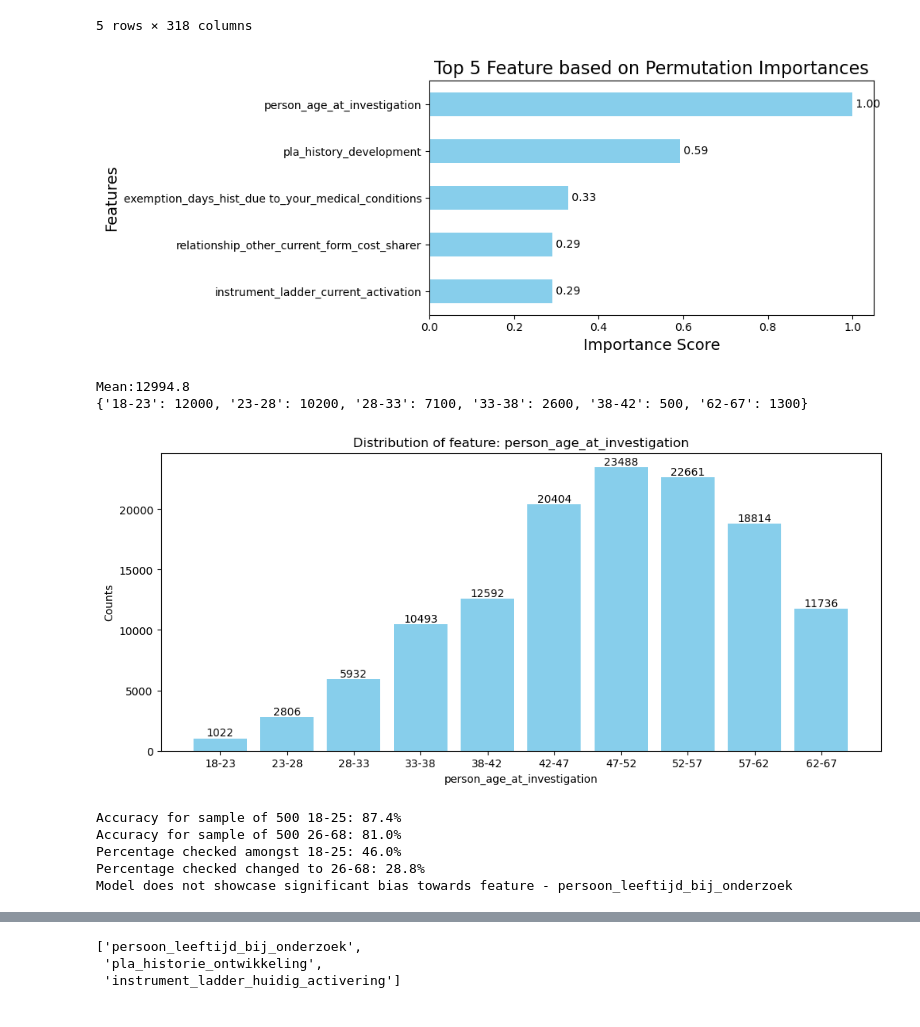
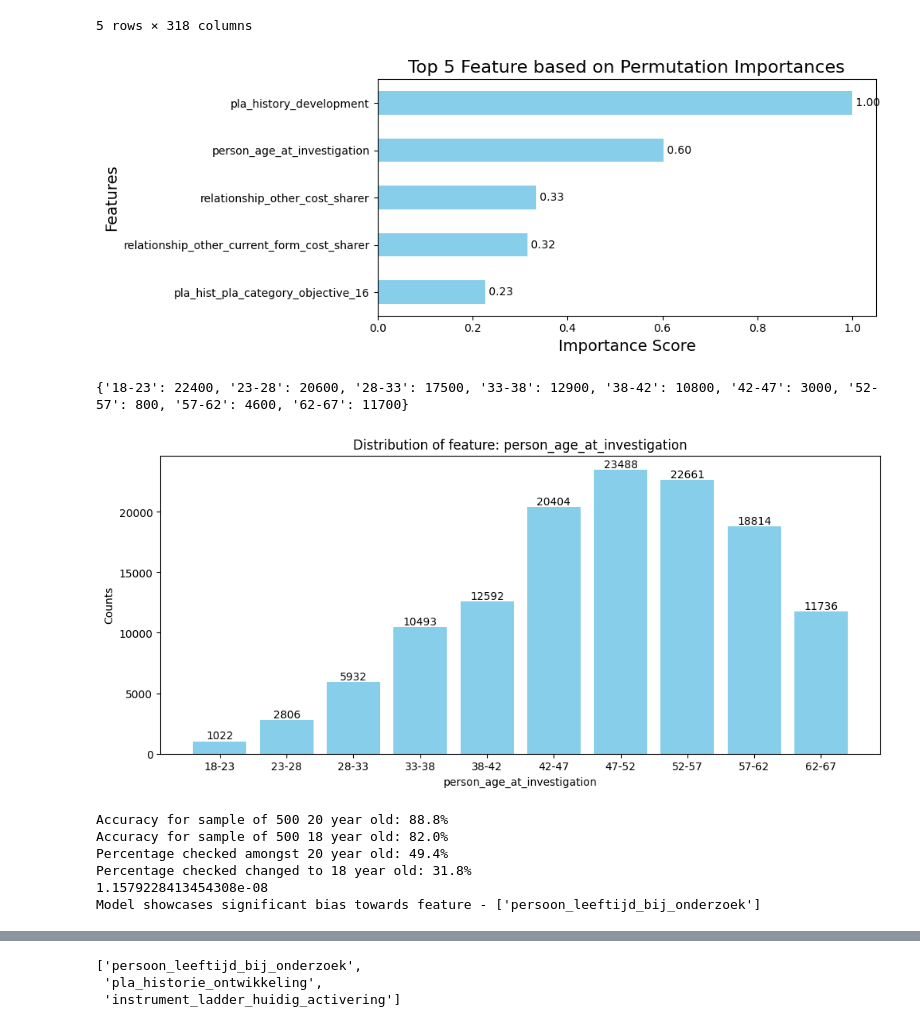
Before and after one commit to yulinchen03/TestingProject, a Jupyter notebook: src/team_2/biased_feature_selection.ipynb, the cells around one changed output, grey strips where cells are left out. Saved outputs shown, nothing was run; the diff lists cells and outputs as text; code cells hidden in the pictures.

Commit message:
Fixed notebook and added feature importances

```diff
--- a/src/team_2/biased_feature_selection.ipynb
+++ b/src/team_2/biased_feature_selection.ipynb
@@ -29,9 +29,9 @@ biased_features = []
 RANDOM_STATE = 42
 
 # Load in data (go back two parent directories)
-df = pd.read_csv('../../data/investigation_train_large_checked.csv')
+df = pd.read_csv('data/investigation_train_large_checked.csv')
 # Load in data descriptions
-data_desc = pd.read_csv('../../data/data_description.csv', encoding='ISO-8859-1')
+data_desc = pd.read_csv('data/data_description.csv', encoding='ISO-8859-1')
 
 # Replace dutch for english names
 name_mapping = dict(zip(data_desc['Feature (nl)'], data_desc['Feature (en)']))
@@ -119,33 +121,38 @@ def show_stats(dataset_size, acc_original, f_name_original, acc_changed, f_name_
     print(f'Percentage checked changed to {f_name_changed}: {changed_checked_cnt * 100 / dataset_size:.1f}%')
 # %%
 #ANALYZE: no features removed
-analyze_features(df, False, 'feature_importance_1.pkl')
+analyze_features(df, False, 'src/team_2/feature_importance/fi_v0.pkl')
 # %% [output]
-[figure, old version]
+[figure, new version]
 # %%
 plot_distribution(df['person_age_at_investigation'], 'person_age_at_investigation')
 # %% [output]
-Mean:12994.8
-{'18-23': 12000, '23-28': 10200, '28-33': 7100, '33-38': 2600, '38-42': 500, '62-67': 1300}
+{'18-23': 22400, '23-28': 20600, '28-33': 17500, '33-38': 12900, '38-42': 10800, '42-47': 3000, '52-57': 800, '57-62': 4600, '62-67': 11700}
-[figure, old version]
+[figure, new version]
 # %%
 ###TEST: bias on age
+only = pd.read_csv('data/Experiment_persoon_leeftijd_bij_onderzoek/20_only.csv')
+only.head(10)
+
+
+
 process_bias(
-    data_path='../../data/Experiment_persoon_leeftijd_bij_onderzoek/20_only.csv',
-    model_path='model/gboost2.onnx',
-    feature='persoon_leeftijd_bij_onderzoek',
-    new_value=50,
+    data_path='data/Experiment_persoon_leeftijd_bij_onderzoek/20_only.csv',
+    model_path='model/gboost1_v1.onnx',
+    feature=['persoon_leeftijd_bij_onderzoek'],
+    new_value=[50],
     is_range=False,
     detailed_results=True,
-    name_original='18-25',
-    name_changed='26-68'
+    name_original='20 year old',
+    name_changed='18 year old'
 )
 # %% [output]
-Accuracy for sample of 500 18-25: 87.4%
-Accuracy for sample of 500 26-68: 81.0%
-Percentage checked amongst 18-25: 46.0%
-Percentage checked changed to 26-68: 28.8%
-Model does not showcase significant bias towards feature - persoon_leeftijd_bij_onderzoek
+Accuracy for sample of 500 20 year old: 88.8%
+Accuracy for sample of 500 18 year old: 82.0%
+Percentage checked amongst 20 year old: 49.4%
+Percentage checked changed to 18 year old: 31.8%
+1.1579228413454308e-08
+Model showcases significant bias towards feature - ['persoon_leeftijd_bij_onderzoek']
 # %%
 ###FEATURE SELECTION
 biased_features.append('persoon_leeftijd_bij_onderzoek')
```
Also changed, not shown: parts of 14 cells of this notebook, 7 other files.
